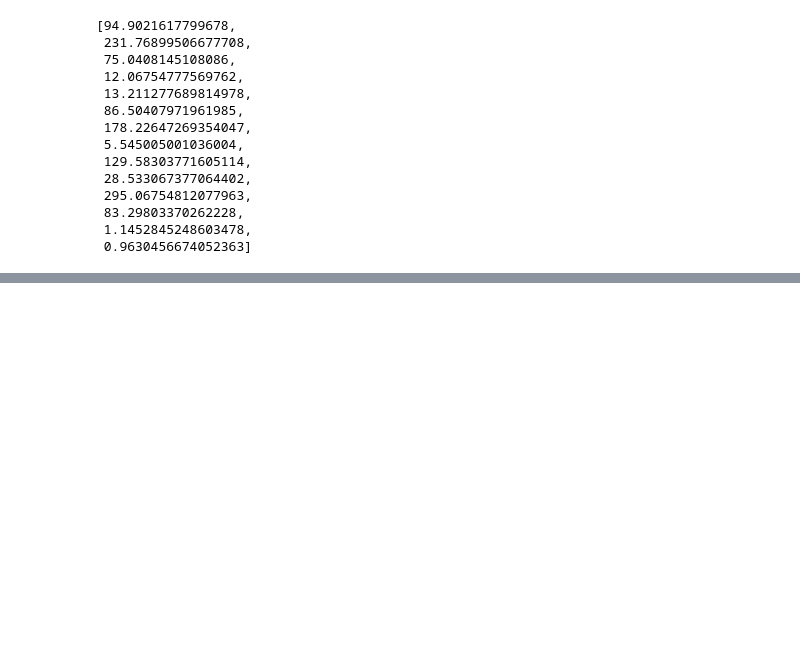
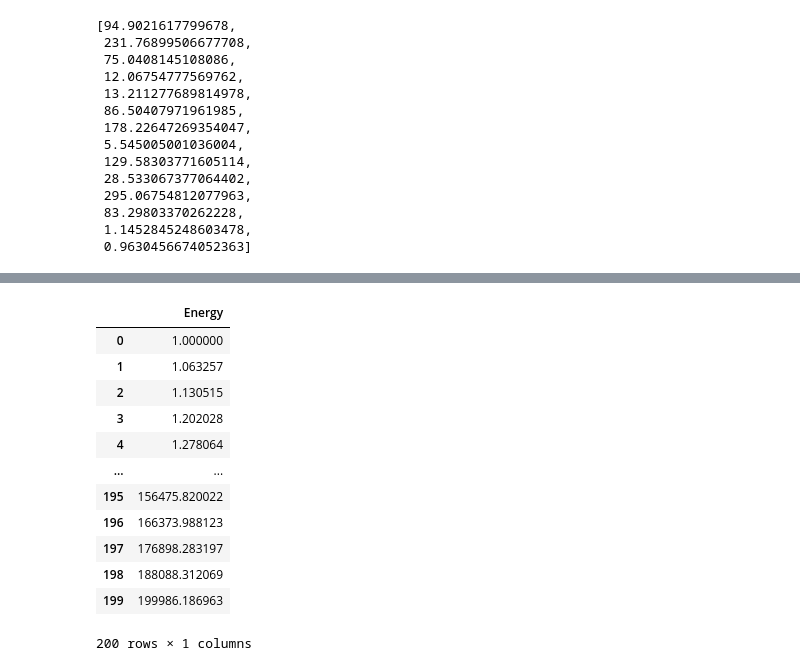
Before and after one commit to katiebristol/prod_rate_calc, a Jupyter notebook: src/ProdRateCalc_5.25.ipynb, the cells around one changed output, grey strips where cells are left out. Saved outputs shown, nothing was run; the diff lists cells and outputs as text; code cells hidden in the pictures; blank space fills up the shorter version.

```diff
--- a/src/ProdRateCalc_4.21.ipynb
+++ b/src/ProdRateCalc_5.25.ipynb
@@ -540,0 +317,42 @@ SyntaxError: invalid syntax (<ipython-input-40-e02197f6333c>, line 205)
+# %%
+import numpy as np
+import pandas as pd
+import matplotlib.pyplot as plt
+Natoms = pd.read_csv('Natoms', sep=" ", header=None) #this is just a single number, from Nat's code
+Onx3HeT = pd.read_csv('Onx3HeT', header = None)
+#csv = np.genfromtxt ('Onx3HeT')
+ #This is an array len = 200, cross sections apparently from pers. comm w/N Nat
+Sinx3HeT = pd.read_csv('Sinx3HeT', header=None) #Same as above
+a_values = pd.read_csv('a_values', header=None)
+b_values = pd.read_csv('b_values', header=None)
+basic_spectrum = pd.read_csv('basic_spectrum',header=None)
+c_values = pd.read_csv('c_values', header=None)
+ground_level_spectrum = pd.read_csv('ground_level_spectrum',header=None)
+thermal_neutron_spectrum = pd.read_csv('thermal_neutron_spectrum',header=None)
+a_values.columns = ['variable','values']
+#a_values.iloc[0]['values']
+b_values.columns = ['variable','values']
+basic_spectrum.columns = ['variable', 'values']
+c_values.columns = ['variable', 'values']
+ground_level_spectrum.columns = ['variable' , 'values']
+thermal_neutron_spectrum.columns = ['variable' , 'values']
+df = np.logspace(0,5.3010,200)
+E = pd.DataFrame(df)
+E.columns = ['Energy']
+#Energy spectrum [MeV]. From Sato & Nita (2006 or 2008, one has neutrons one has protons)
+#Energy spectrum doesn't start exactly at 0 because we were having problems with division by 0.
+E
+# %% [output]
+|  | Energy |
+| 0 | 1.000000 |
+| 1 | 1.063257 |
+| 2 | 1.130515 |
+| 3 | 1.202028 |
+| 4 | 1.278064 |
+| ... | ... |
+| 195 | 156475.820022 |
+| 196 | 166373.988123 |
+| 197 | 176898.283197 |
+| 198 | 188088.312069 |
+| 199 | 199986.186963 |
+200 rows × 1 columns
```
Also changed, not shown: parts of 9 cells of this notebook, 2 other files.
